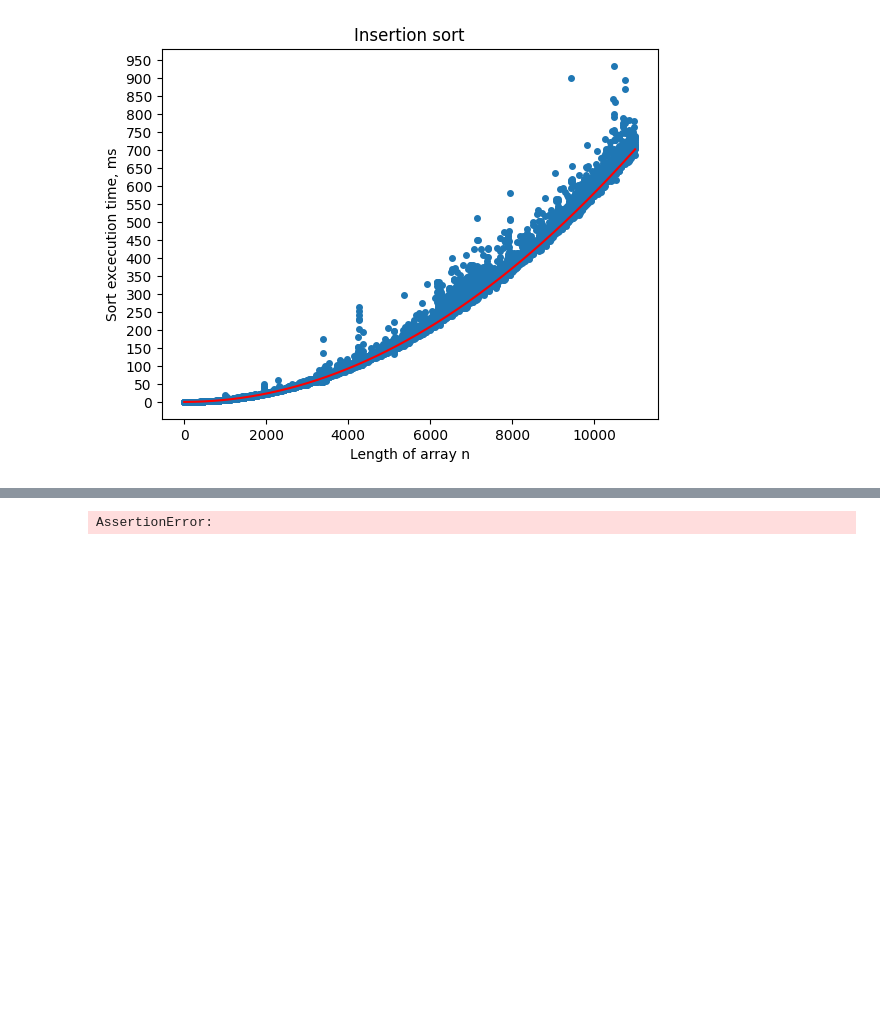
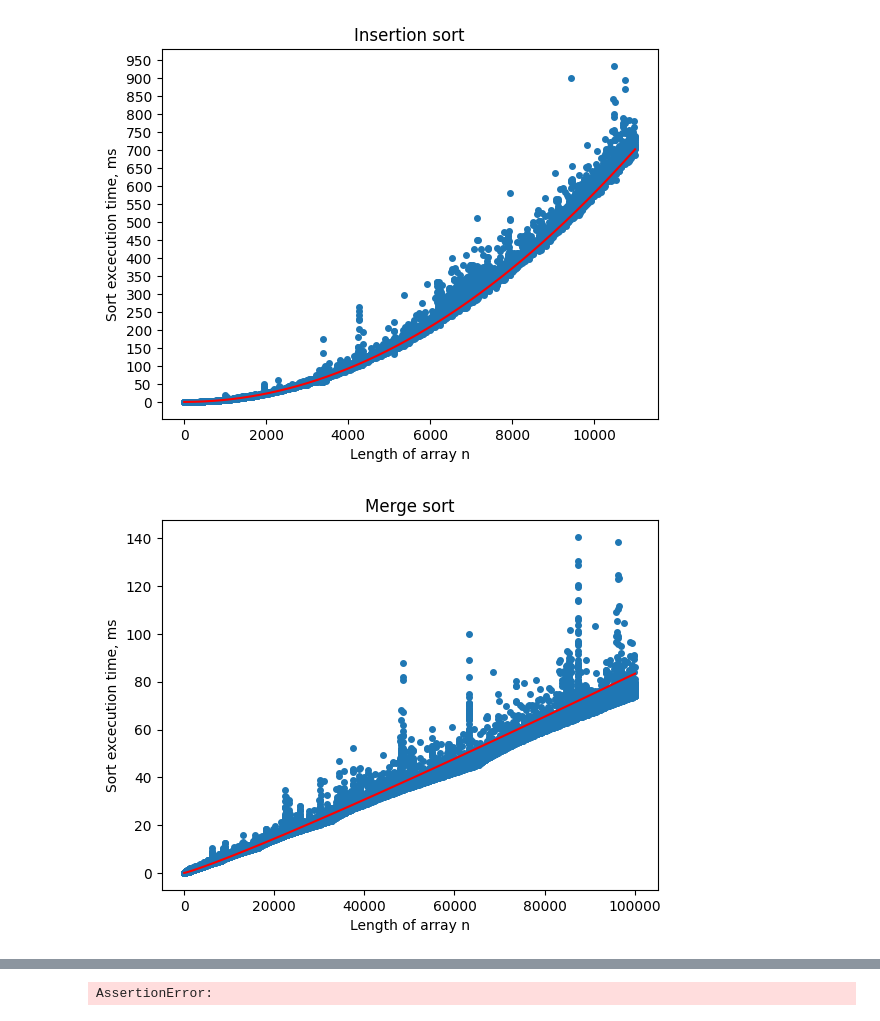
Before and after one commit to Octopupu5/DSAA_HW_sorts, a Jupyter notebook: generator.ipynb, the cells around one changed output, grey strips where cells are left out. Cells and saved outputs as stored; diff of their text form; code cells hidden in the pictures; blank space fills up the shorter version.

```diff
--- a/generator.ipynb
+++ b/generator.ipynb
@@ -81,0 +84,16 @@ plt.show()
+# %%
+x = [n for n in range(1, 100100)]
+y = [1000 * el for el in mergesortrange]
+x1 = np.arange(1, 100100, 0.1)
+y1 = x1 * np.log2(x1) / (2 * 1000 * np.log2(1000))
+plt.plot(x, y, marker='o', markersize=4, linestyle=' ')
+plt.plot(x1, y1, color='red')
+desired_y_ticks = 10
+plt.locator_params(axis='y', nbins=desired_y_ticks)
+plt.plot()
+plt.title('Merge sort')
+plt.xlabel('Length of array n')
+plt.ylabel('Sort excecution time, ms')
+plt.show()
+# %% [output]
+[figure, added]
```
Also changed, not shown: parts of 6 cells of this notebook, 2 other files.
